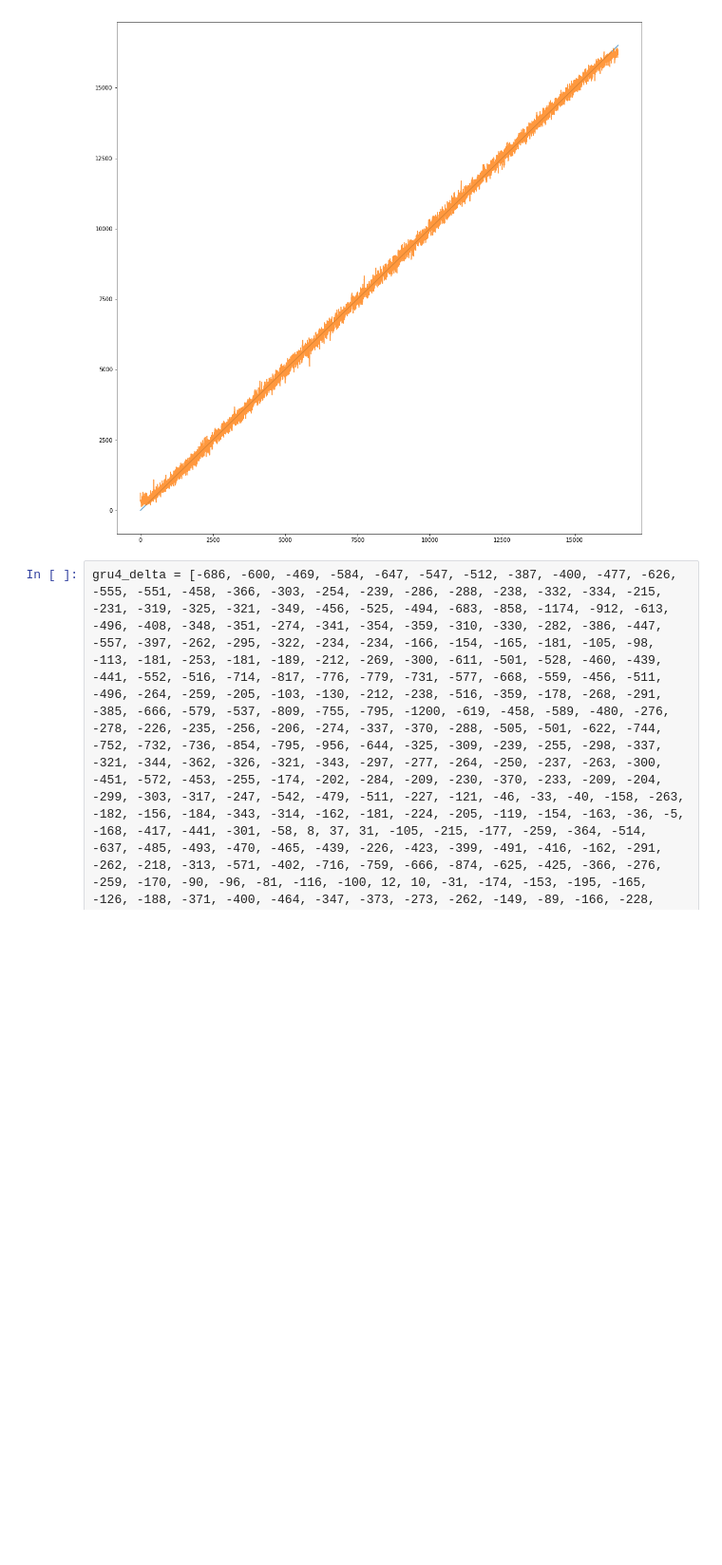
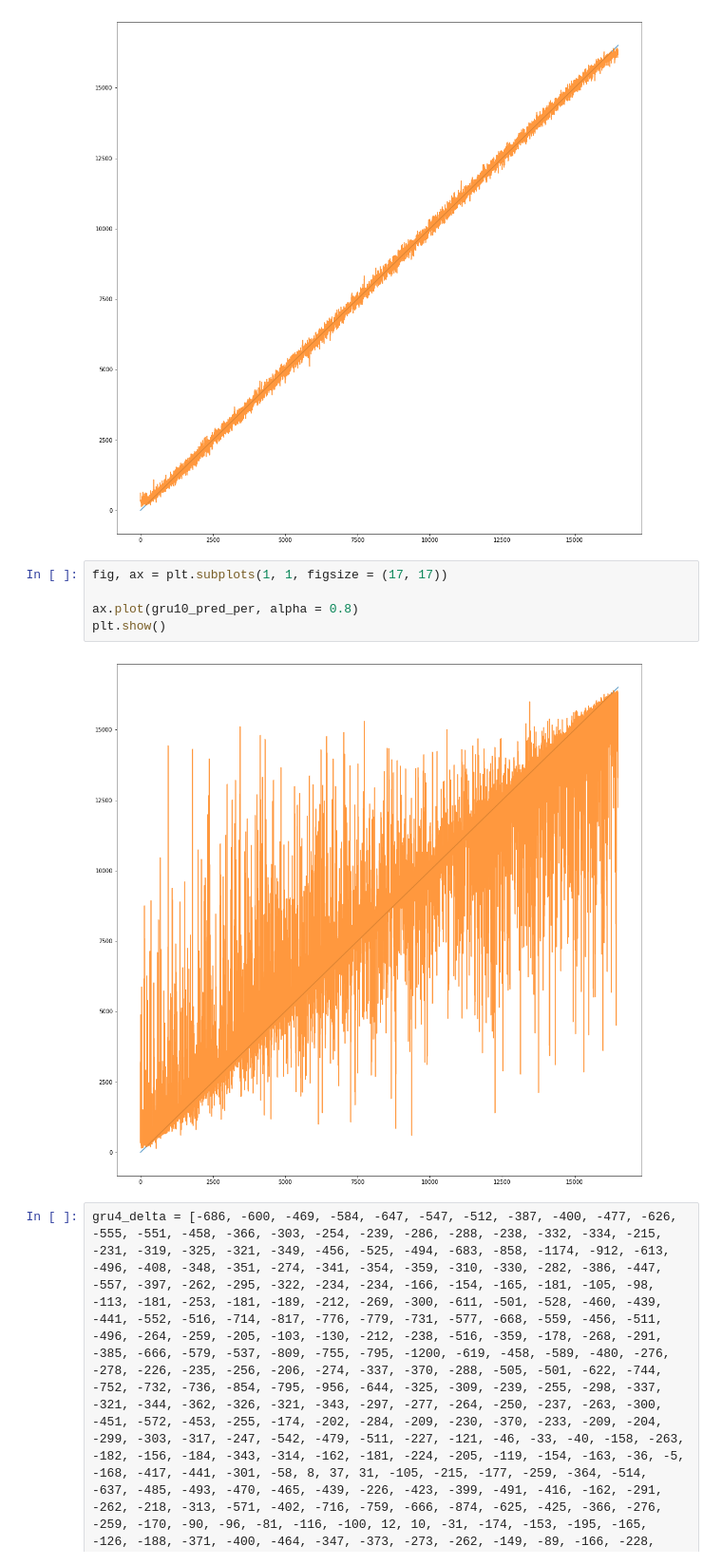
Before and after one commit to WooYoung94/DNA-alignment, a Jupyter notebook: DNA-alignment experiments.ipynb, the cells around one changed output. Shown at 95% size. Saved outputs shown, nothing was run; the diff lists cells and outputs as text; blank space fills up the shorter version.

```diff
--- a/DNA-alignment experiments.ipynb
+++ b/DNA-alignment experiments.ipynb
@@ -92,4 +94,11 @@ ax.plot(gru10_pred, alpha = 0.8)
 plt.show()
 # %% [output]
 [figure]
+# %%
+fig, ax = plt.subplots(1, 1, figsize = (17, 17))
+
+ax.plot(gru10_pred_per, alpha = 0.8)
+plt.show()
+# %% [output]
+[figure, added]
 # %%
```
Also changed, not shown: parts of 2 cells of this notebook, 1 other file.
